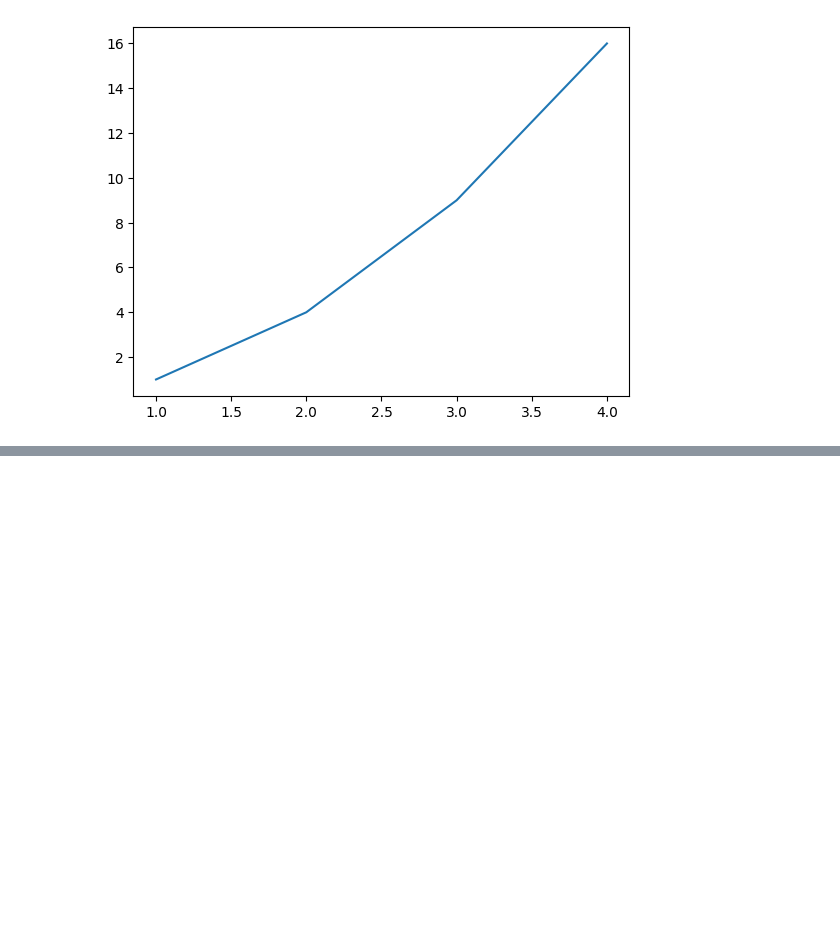
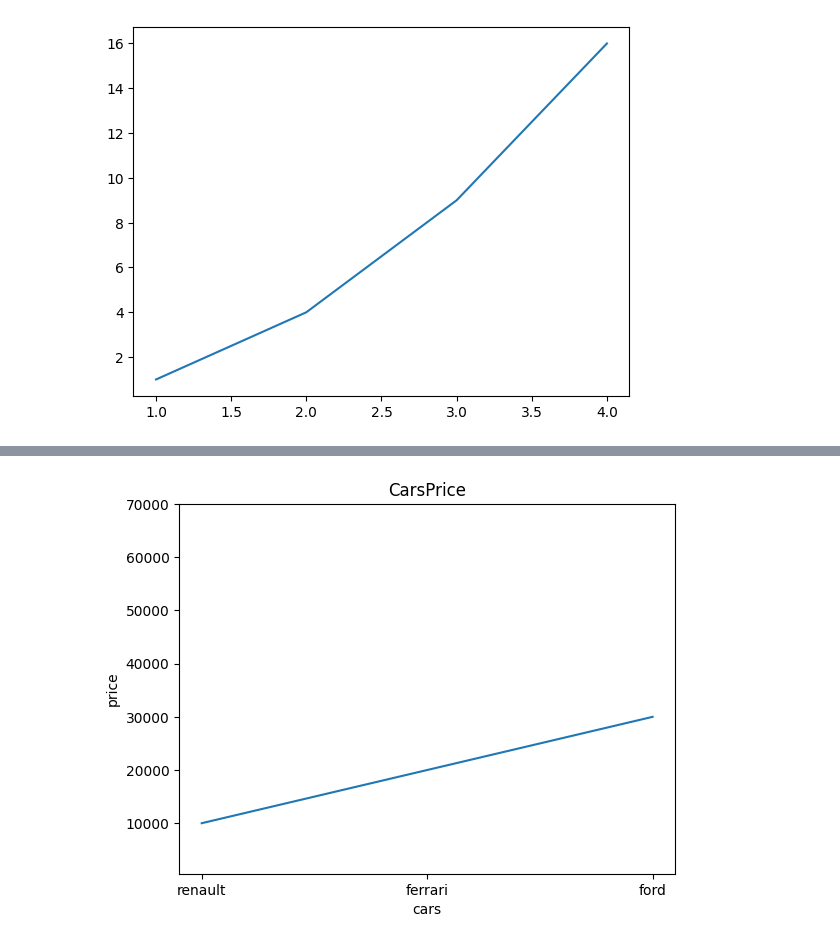
Before and after one commit to jdmartinezrs/K-NN_MODEL_KM_VEHICLE_PREDICTION, a Jupyter notebook: FuncionesNumpyPandasyMatplotlib.ipynb, the cells around one changed output, grey strips where cells are left out. Cells and saved outputs as stored; diff of their text form; code cells hidden in the pictures; blank space fills up the shorter version.

```diff
--- a/FuncionesNumpyPandasyMatplotlib.ipynb
+++ b/FuncionesNumpyPandasyMatplotlib.ipynb
@@ -99,0 +119,11 @@ plt.show()
+# %%
+cars=['renault','ferrari','ford']
+price=[10000,20000,30000]
+plt.plot(cars,price)
+plt.title('CarsPrice')
+plt.xlabel('cars')
+plt.ylabel('price')
+plt.ylim(500,70000)
+plt.show()
+# %% [output]
+[figure, added]
```
Also changed, not shown: parts of 3 cells of this notebook.
